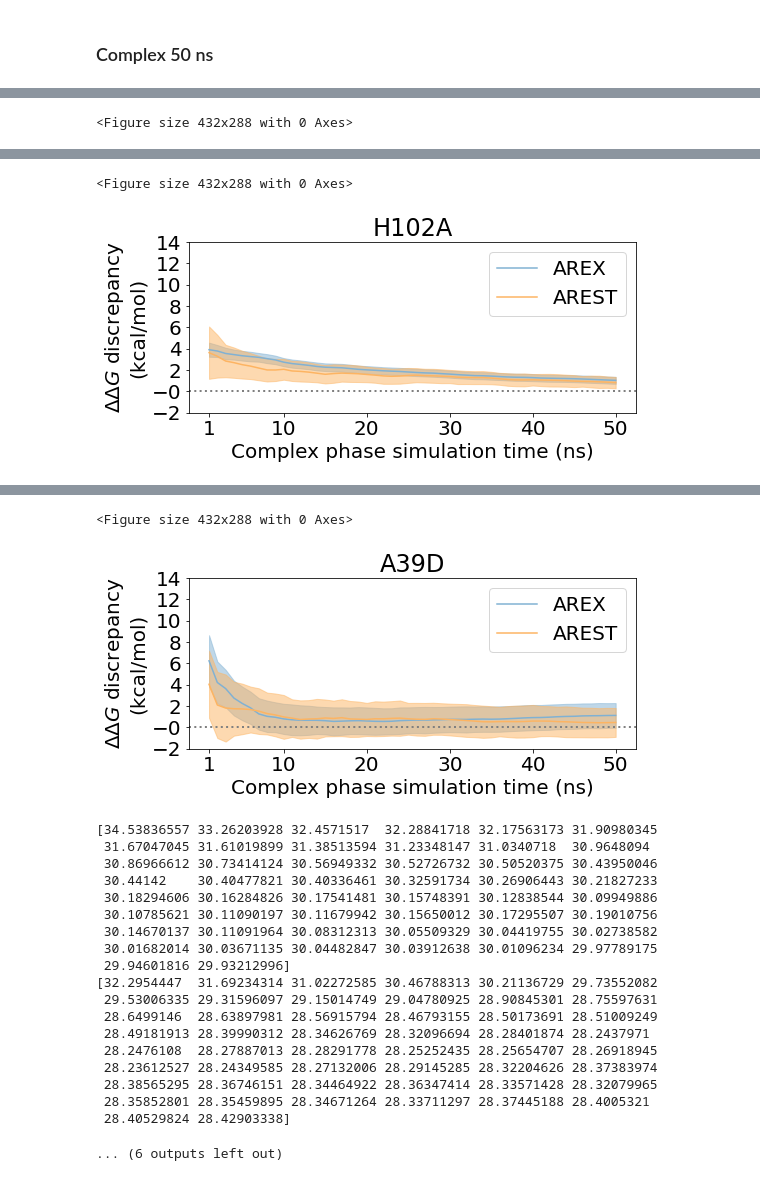
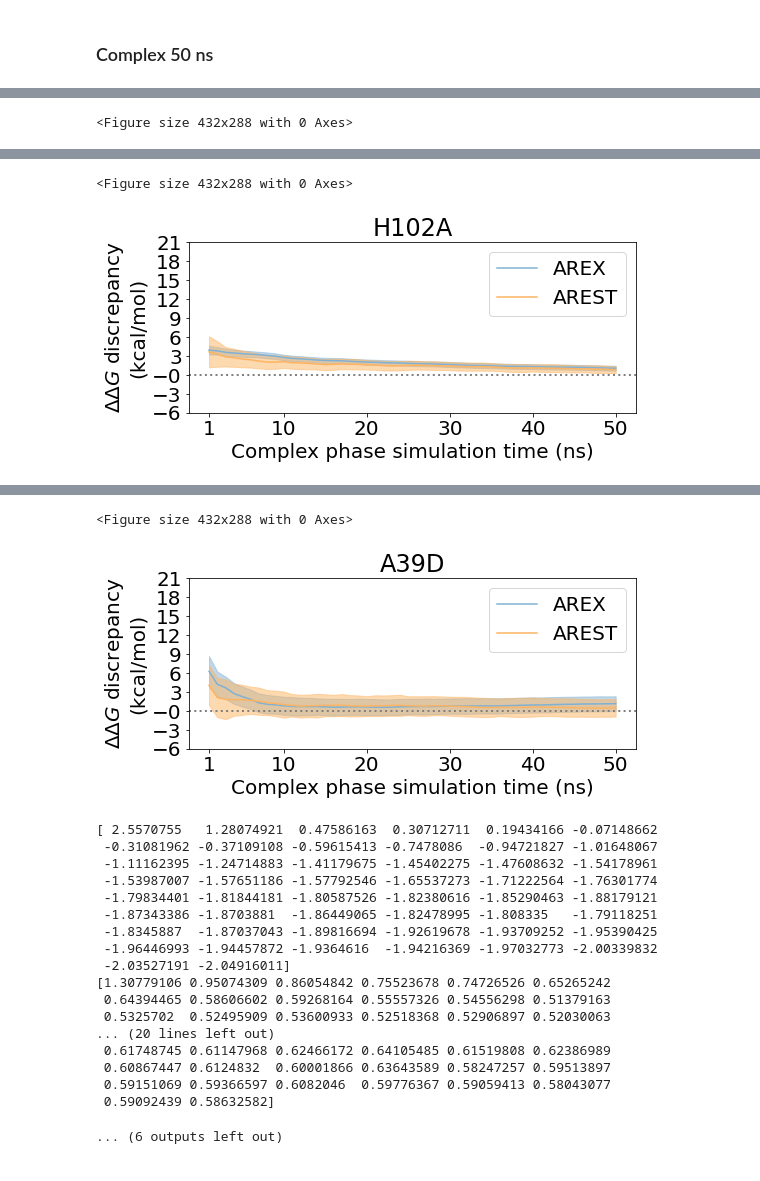
Before and after one commit to choderalab/perses-barnase-barstar-paper, a Jupyter notebook: scripts/05_analyze/1_free_energy_discrepancy_timeseries_plots.ipynb, the cells around one changed output, grey strips where cells are left out. Cells and saved outputs as stored; diff of their text form; code cells hidden in the pictures.

```diff
--- a/scripts/05_analyze/1_free_energy_discrepancy_timeseries_plots.ipynb
+++ b/scripts/05_analyze/1_free_energy_discrepancy_timeseries_plots.ipynb
@@ -90,6 +90,7 @@ class DataPlotter(object):
                                               show_legend=False,
                                               y_axis_min=None,
                                               y_axis_max=None,
+                                              y_axis_interval=None,
                                               legend_ncol=2,
                                               skip_replicate_label=False,
                                               skip_replicate_linestyles=False,
@@ -106,6 +107,8 @@ class DataPlotter(object):
             minimum value for the y axis
         y_axis_max : float, default None
             maximum value for the y axis
+        y_axis_interval : float default None
+            interval to place ticks between y_axis_min and y_axis_max
         legend_ncol : int, default 2
             number of columns in the legend
         skip_replicate_label : boolean, default False
@@ -173,11 +176,12 @@ class DataPlotter(object):
             for label, dgs in dgs_all[replicate].items():
 
                 complex_dgs = dgs
-                print(complex_dgs)
                 complex_ddgs = ddgs_all[replicate][label]
                 experiment = self.data["experiment"]
                 y = (complex_dgs - apo_dg) - experiment
-                yerr = ((apo_ddg**2 + complex_ddgs**2)**0.5)
+                yerr = ((apo_ddg**2 + complex_ddgs**2 + 0.1**2)**0.5)
+                print(y)
+                print(yerr)
 
                 label_final = f"{label}" if skip_replicate_label else f"{label} r{replicate}"
                 linestyle = "solid" if skip_replicate_linestyles else linestyles[int(replicate)]
@@ -206,7 +210,9 @@ class DataPlotter(object):
             y_axis_min = round(y_axis_mean) - 4
         if not y_axis_max:
             y_axis_max = round(y_axis_mean) + 8
-        plt.yticks(np.arange(y_axis_min, y_axis_max, 2.0))
+        if not y_axis_interval:
+            y_axis_interval = 2.0
+        plt.yticks(np.arange(y_axis_min, y_axis_max, y_axis_interval))
         if total_ns == 10:
             plt.xticks(np.arange(1, total_ns + 1, 1.0))
         else:
@@ -398,7 +398,10 @@ for name, info in d_mutations.items():
 
     save_path = os.path.join(base_path_rest, sub_dir_rest, "replicate_0", f"{sub_dir_rest}_{phase}_series_50ns.pdf")
     data_plotter = DataPlotter(d_labels_to_info)
-    y_axis_min = -2.01
-    y_axis_max = 22 if name == "Q83R" else 14
-    data_plotter._generate_free_energy_timeseries_plot(show_legend=True, y_axis_min=y_axis_min, y_axis_max=y_axis_max, legend_ncol=1, skip_replicate_label=True, skip_replicate_linestyles=True, save_path=save_path)
+#     y_axis_min = -6.01 if name == "R83Q" else -2.01
+#     y_axis_max = 22 if name == "Q83R" else 14
+    y_axis_min = -6.01
+    y_axis_max = 22
+    y_axis_interval = 3
+    data_plotter._generate_free_energy_timeseries_plot(show_legend=True, y_axis_min=y_axis_min, y_axis_max=y_axis_max, y_axis_interval=y_axis_interval, legend_ncol=1, skip_replicate_label=True, skip_replicate_linestyles=True, save_path=save_path)
 # %% [output]
@@ -466,2 +462,2 @@ for name, info in d_mutations.items():
 <Figure size 432x288 with 0 Axes>
-[figure, old version]
+[figure, new version]
@@ -488,21 +481,20 @@ for name, info in d_mutations.items():
 <Figure size 432x288 with 0 Axes>
-[figure, old version]
+[figure, new version]
-[34.53836557 33.26203928 32.4571517  32.28841718 32.17563173 31.90980345
- 31.67047045 31.61019899 31.38513594 31.23348147 31.0340718  30.9648094
- 30.86966612 30.73414124 30.56949332 30.52726732 30.50520375 30.43950046
- 30.44142    30.40477821 30.40336461 30.32591734 30.26906443 30.21827233
- 30.18294606 30.16284826 30.17541481 30.15748391 30.12838544 30.09949886
- 30.10785621 30.11090197 30.11679942 30.15650012 30.17295507 30.19010756
- 30.14670137 30.11091964 30.08312313 30.05509329 30.04419755 30.02738582
- 30.01682014 30.03671135 30.04482847 30.03912638 30.01096234 29.97789175
- 29.94601816 29.93212996]
-[32.2954447  31.69234314 31.02272585 30.46788313 30.21136729 29.73552082
- 29.53006335 29.31596097 29.15014749 29.04780925 28.90845301 28.75597631
- 28.6499146  28.63897981 28.56915794 28.46793155 28.50173691 28.51009249
- 28.49181913 28.39990312 28.34626769 28.32096694 28.28401874 28.2437971
- 28.2476108  28.27887013 28.28291778 28.25252435 28.25654707 28.26918945
- 28.23612527 28.24349585 28.27132006 28.29145285 28.32204626 28.37383974
- 28.38565295 28.36746151 28.34464922 28.36347414 28.33571428 28.32079965
- 28.35852801 28.35459895 28.34671264 28.33711297 28.37445188 28.4005321
- 28.40529824 28.42903338]
+[ 2.5570755   1.28074921  0.47586163  0.30712711  0.19434166 -0.07148662
+ -0.31081962 -0.37109108 -0.59615413 -0.7478086  -0.94721827 -1.01648067
+ -1.11162395 -1.24714883 -1.41179675 -1.45402275 -1.47608632 -1.54178961
+ -1.53987007 -1.57651186 -1.57792546 -1.65537273 -1.71222564 -1.76301774
+ -1.79834401 -1.81844181 -1.80587526 -1.82380616 -1.85290463 -1.88179121
+ -1.87343386 -1.8703881  -1.86449065 -1.82478995 -1.808335   -1.79118251
+ -1.8345887  -1.87037043 -1.89816694 -1.92619678 -1.93709252 -1.95390425
+ -1.96446993 -1.94457872 -1.9364616  -1.94216369 -1.97032773 -2.00339832
+ -2.03527191 -2.04916011]
+[1.30779106 0.95074309 0.86054842 0.75523678 0.74726526 0.65265242
+ 0.64394465 0.58606602 0.59268164 0.55557326 0.54556298 0.51379163
+ 0.5325702  0.52495909 0.53600933 0.52518368 0.52906897 0.52030063
+... (20 lines left out)
+ 0.61748745 0.61147968 0.62466172 0.64105485 0.61519808 0.62386989
+ 0.60867447 0.6124832  0.60001866 0.63643589 0.58247257 0.59513897
+ 0.59151069 0.59366597 0.6082046  0.59776367 0.59059413 0.58043077
+ 0.59092439 0.58632582]
 ... (6 outputs left out)
```
Also changed, not shown: parts of 3 cells of this notebook.
